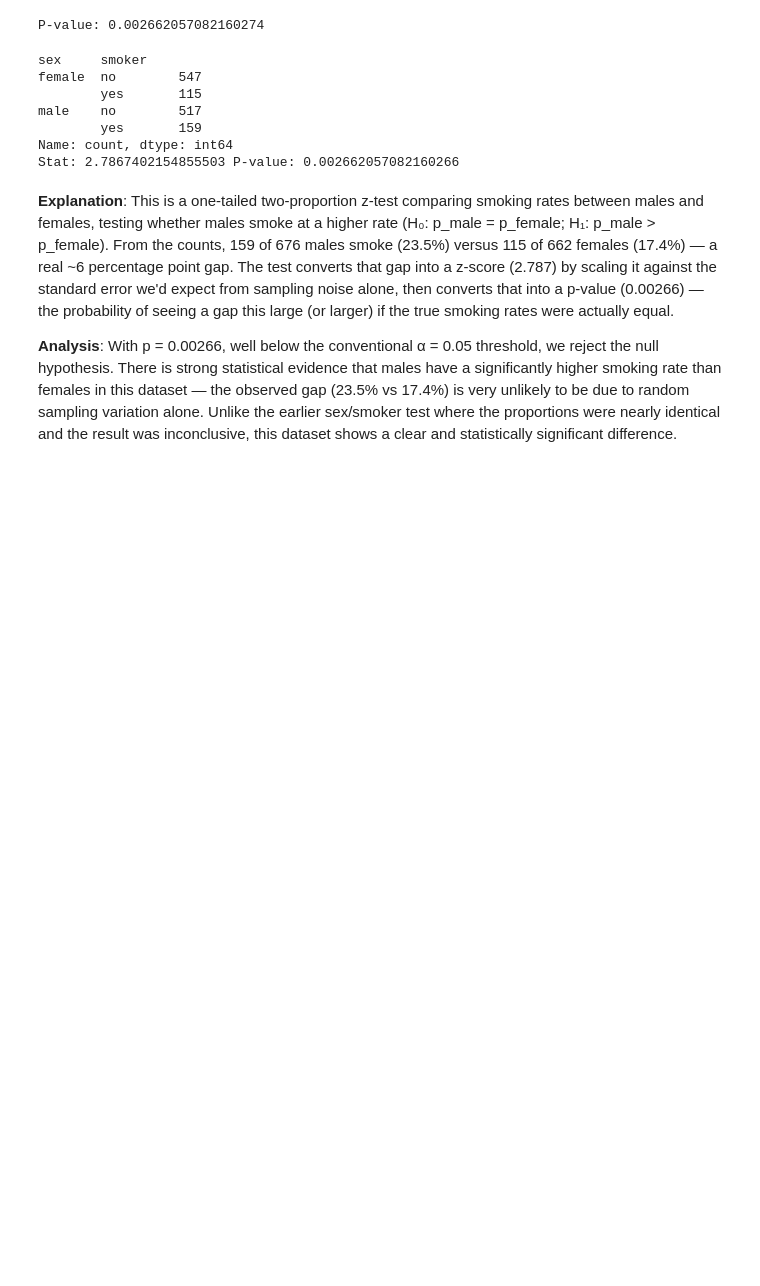
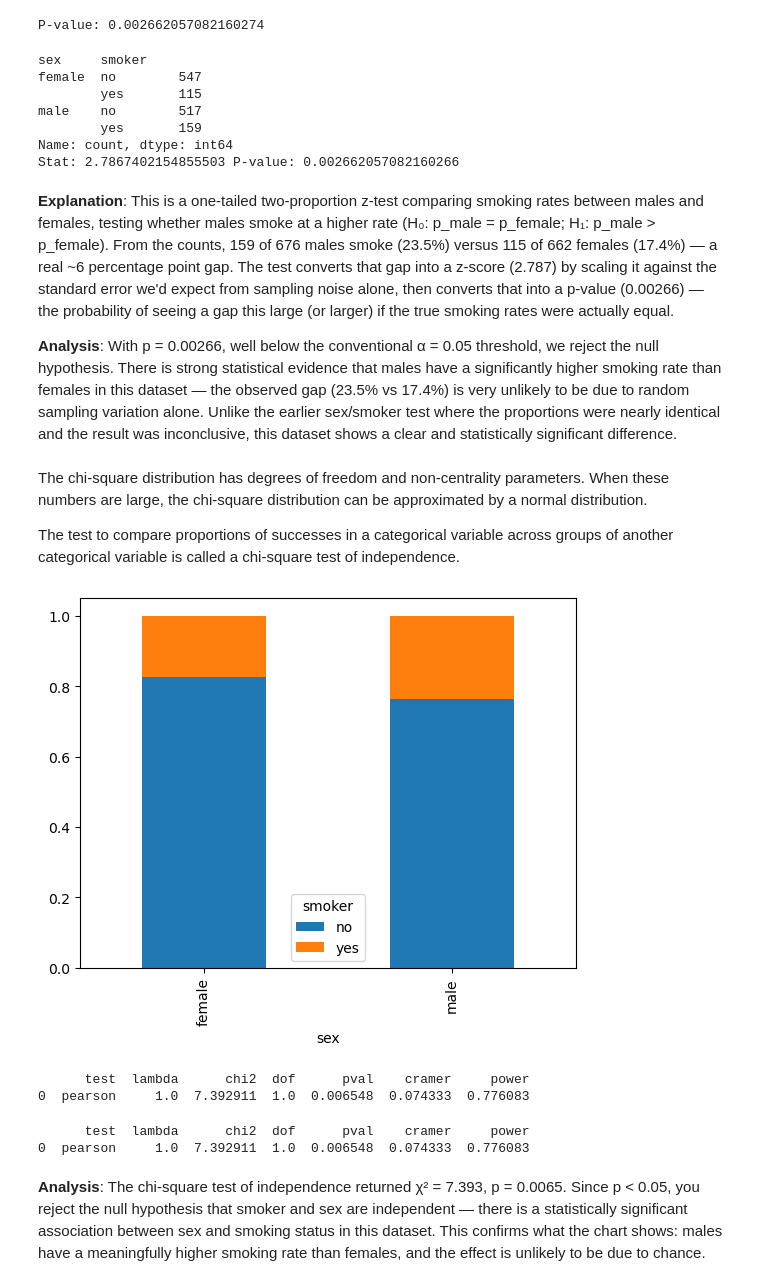
Before and after one commit to saalssall/Statistics_In_Python, a Jupyter notebook: Hypothesis_Testing.ipynb, the cells around one changed output. Cells and saved outputs as stored; diff of their text form; code cells hidden in the pictures; blank space fills up the shorter version.

Commit message:
Add chi-square test of independence between smoker and sex

```diff
--- a/Hypothesis_Testing.ipynb
+++ b/Hypothesis_Testing.ipynb
@@ -338,3 +338,29 @@ Stat: 2.7867402154855503 P-value: 0.002662057082160266
 **Explanation**: This is a one-tailed two-proportion z-test comparing smoking rates between males and females, testing whether males smoke at a higher rate (H₀: p_male = p_female; H₁: p_male > p_female). From the counts, 159 of 676 males smoke (23.5%) versus 115 of 662 females (17.4%) — a real ~6 percentage point gap. The test converts that gap into a z-score (2.787) by scaling it against the standard error we'd expect from sampling noise alone, then converts that into a p-value (0.00266) — the probability of seeing a gap this large (or larger) if the true smoking rates were actually equal.
 
 **Analysis**: With p = 0.00266, well below the conventional α = 0.05 threshold, we reject the null hypothesis. There is strong statistical evidence that males have a significantly higher smoking rate than females in this dataset — the observed gap (23.5% vs 17.4%) is very unlikely to be due to random sampling variation alone. Unlike the earlier sex/smoker test where the proportions were nearly identical and the result was inconclusive, this dataset shows a clear and statistically significant difference.
+# %% [markdown]
+The chi-square distribution has degrees of freedom and non-centrality parameters. When these numbers are large, the chi-square distribution can be approximated by a normal distribution.
+
+The test to compare proportions of successes in a categorical variable across groups of another categorical variable is called a chi-square test of independence.
+# %%
+# Proportion of smoker grouped by sex
+props = insurance_df.groupby('sex')['smoker'].value_counts(normalize=True)
+# Convert props to wide format
+wide_props = props.unstack()
+# Proportional stacked bar plot of smoker vs. sex
+wide_props.plot(kind="bar", stacked=True)
+plt.show()
+# %% [output]
+[figure, added]
+      test  lambda      chi2  dof      pval    cramer     power
+0  pearson     1.0  7.392911  1.0  0.006548  0.074333  0.776083
+# %%
+# Determine if smoker and sex are independent
+expected, observed, stats = pingouin.chi2_independence(data=insurance_df, x='smoker', y='sex')
+# Print results
+print(stats[stats['test'] == 'pearson'])
+# %% [output]
+      test  lambda      chi2  dof      pval    cramer     power
+0  pearson     1.0  7.392911  1.0  0.006548  0.074333  0.776083
+# %% [markdown]
+**Analysis**: The chi-square test of independence returned χ² = 7.393, p = 0.0065. Since p < 0.05, you reject the null hypothesis that smoker and sex are independent — there is a statistically significant association between sex and smoking status in this dataset. This confirms what the chart shows: males have a meaningfully higher smoking rate than females, and the effect is unlikely to be due to chance.
```
